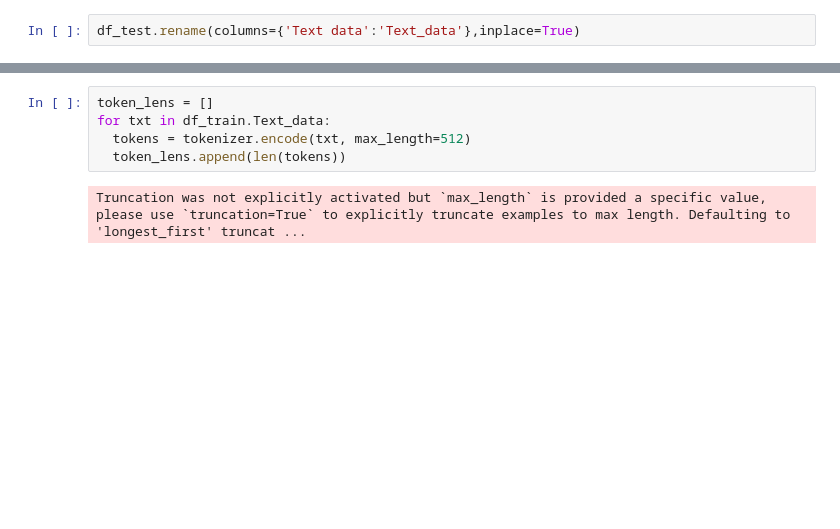
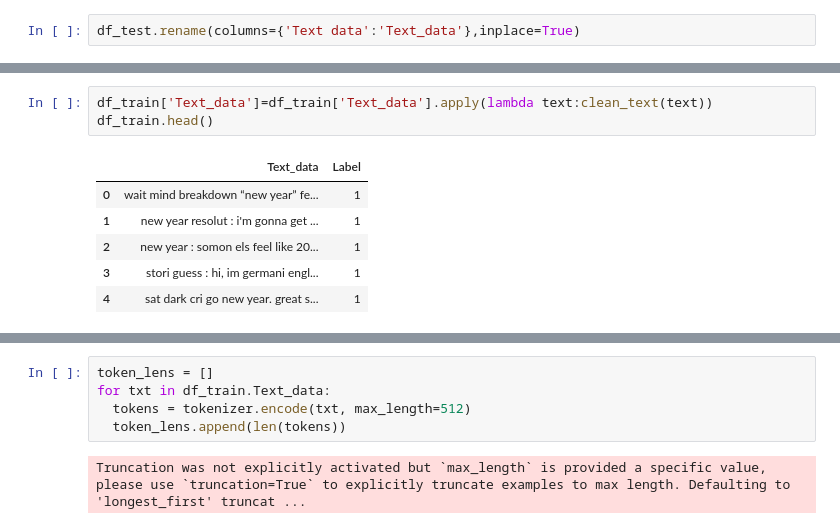
Before and after one commit to bitanb1999/Explain_Depression, a Jupyter notebook: models/Mental_BERT.ipynb, the cells around one changed output, grey strips where cells are left out. Drawn from its saved outputs; the diff is of its cells as text; blank space fills up the shorter version.

```diff
--- a/models/Mental_BERT.ipynb
+++ b/models/Mental_BERT.ipynb
@@ -142,0 +148,10 @@ df_test.rename(columns={'Text data':'Text_data'},inplace=True)
+# %%
+df_train['Text_data']=df_train['Text_data'].apply(lambda text:clean_text(text))
+df_train.head()
+# %% [output]
+|  | Text_data | Label |
+| 0 | wait mind breakdown “new year” fe... | 1 |
+| 1 | new year resolut : i'm gonna get ... | 1 |
+| 2 | new year : somon els feel like 20... | 1 |
+| 3 | stori guess : hi, im germani engl... | 1 |
+| 4 | sat dark cri go new year. great s... | 1 |
```
Also changed, not shown: parts of 30 cells of this notebook.
